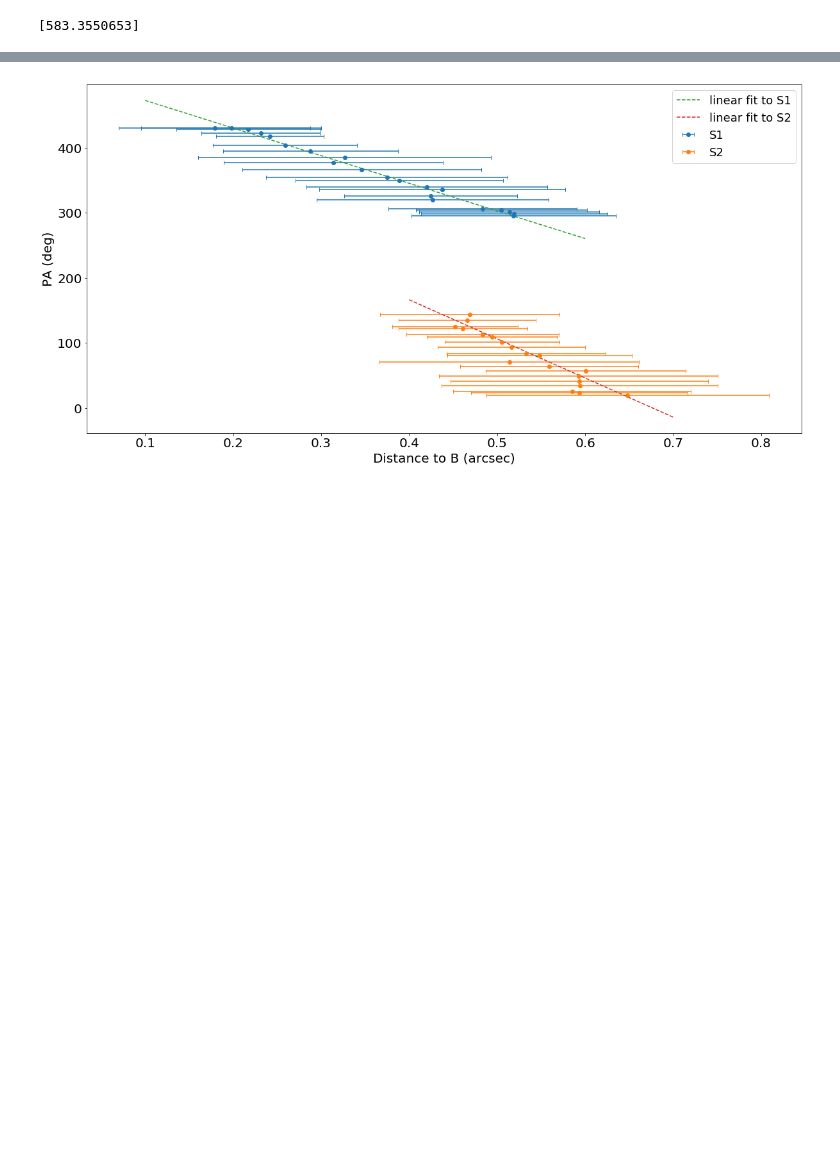
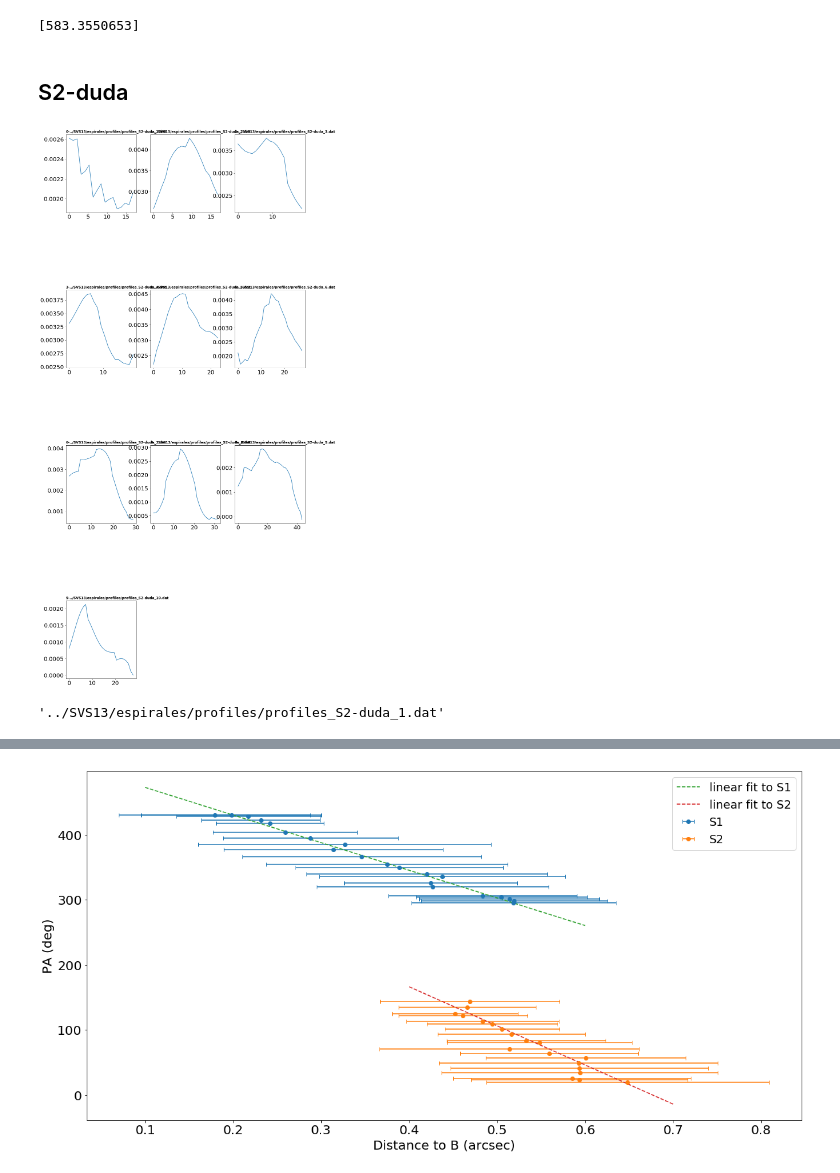
Before and after one commit to IAA-CSIC/dragom, a Jupyter notebook: Transversal profile analysis.ipynb, the cells around one changed output, grey strips where cells are left out. Saved outputs shown, nothing was run; the diff lists cells and outputs as text; code cells hidden in the pictures; blank space fills up the shorter version.

Commit message:
Add S2-duda points

```diff
--- a/Transversal profile analysis.ipynb
+++ b/Transversal profile analysis.ipynb
@@ -364,3 +385,41 @@ print(resB_S2)
 # %% [output]
 [figure]
 [583.3550653]
+# %% [markdown]
+## S2-duda
+# %%
+directory = '../SVS13/espirales/'
+file_base = directory+'profiles/profiles_S2-duda'
+file_name = [file_base+'_'+str(i)+'.dat' for i in range(1,11)]
+profile = [np.loadtxt(file) for file in file_name]
+dist =  [i[:,0] for i in profile]
+value = [i[:,1] for i in profile]
+# %%
+# multiple plots
+columns = 3
+plt.figure(figsize=(15,35))
+plt.subplots_adjust(wspace = 0.2,hspace=1)
+num=0
+for name in range(len(file_name)):
+    # Find the right spot on the plot
+    plt.subplot(np.ceil(len(file_name)/columns),columns,num+1)
+
+    # Plot the plots
+    plt.plot(dist[num], value[num])
+
+    # Same limits for everybody!
+    #plt.xlim(0,10)
+    #plt.ylim(-0.005,0.03)
+
+    # Add title
+    plt.title(str(num)+'-'+file_name[num], loc='left', fontsize=12, fontweight='bold')
+
+    num+=1
+# %% [output]
+[figure, added]
+# %%
+value.pop(0)
+dist.pop(0)
+file_name.pop(0)
+# %% [output]
+'../SVS13/espirales/profiles/profiles_S2-duda_1.dat'
```
Also changed, not shown: parts of 16 cells of this notebook.
